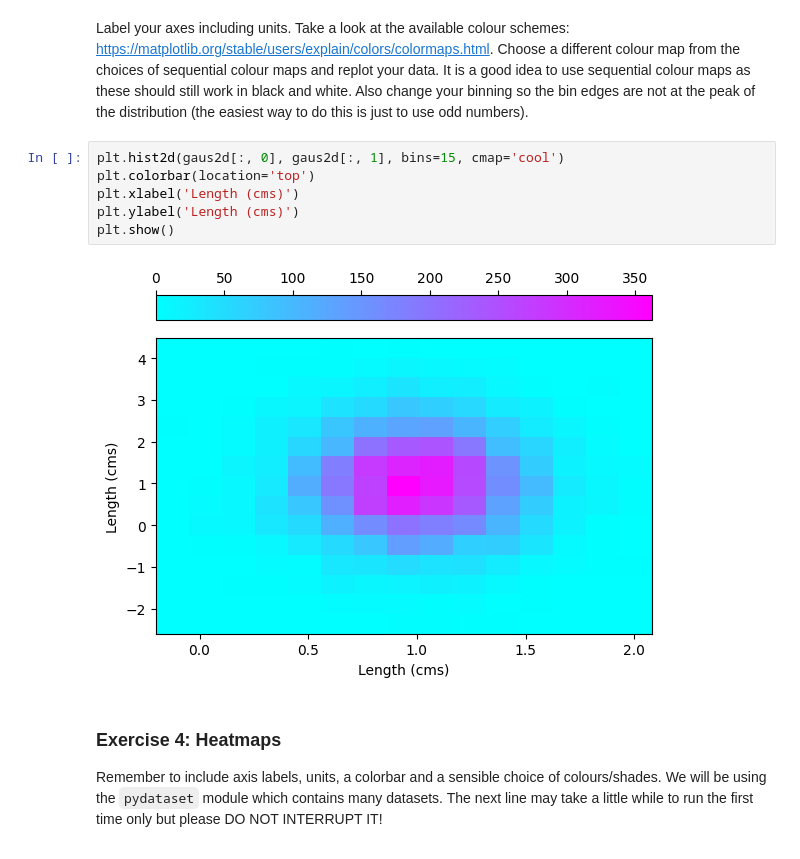
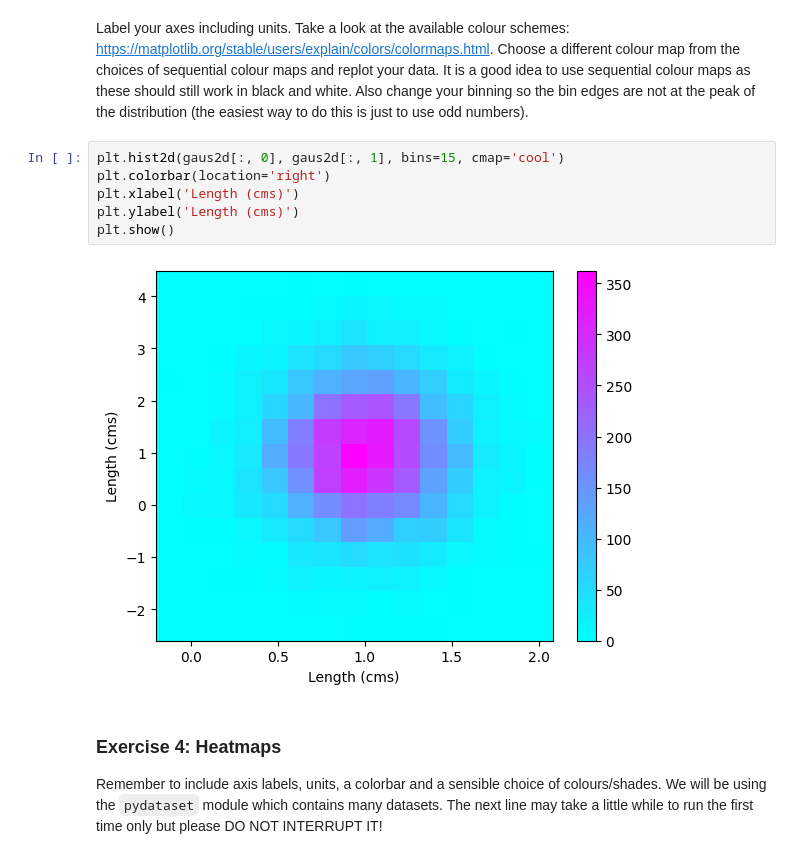
Before and after one commit to abbeywaldron/research_methods_2025, a Jupyter notebook: visualisation_3.ipynb, the cells around one changed output. Saved outputs shown, nothing was run; the diff lists cells and outputs as text.

```diff
--- a/visualisation_3.ipynb
+++ b/visualisation_3.ipynb
@@ -101,12 +101,12 @@ plt.show()
 Label your axes including units.  Take a look at the available colour schemes: https://matplotlib.org/stable/users/explain/colors/colormaps.html.  Choose a different colour map from the choices of sequential colour maps and replot your data.  It is a good idea to use sequential colour maps as these should still work in black and white.  Also change your binning so the bin edges are not at the peak of the distribution (the easiest way to do this is just to use odd numbers).
 # %%
 plt.hist2d(gaus2d[:, 0], gaus2d[:, 1], bins=15, cmap='cool')
-plt.colorbar(location='top')
+plt.colorbar(location='right')
 plt.xlabel('Length (cms)')
 plt.ylabel('Length (cms)')
 plt.show()
 # %% [output]
-[figure, old version]
+[figure, new version]
 # %% [markdown]
 ### Exercise 4: Heatmaps
 
```
Also changed, not shown: parts of 2 cells of this notebook.
